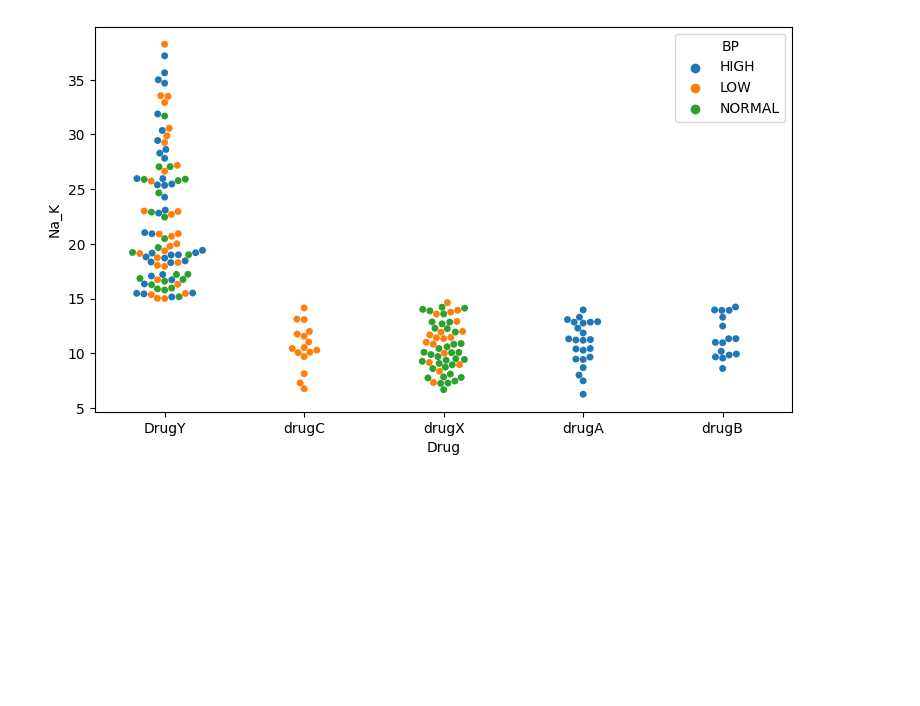
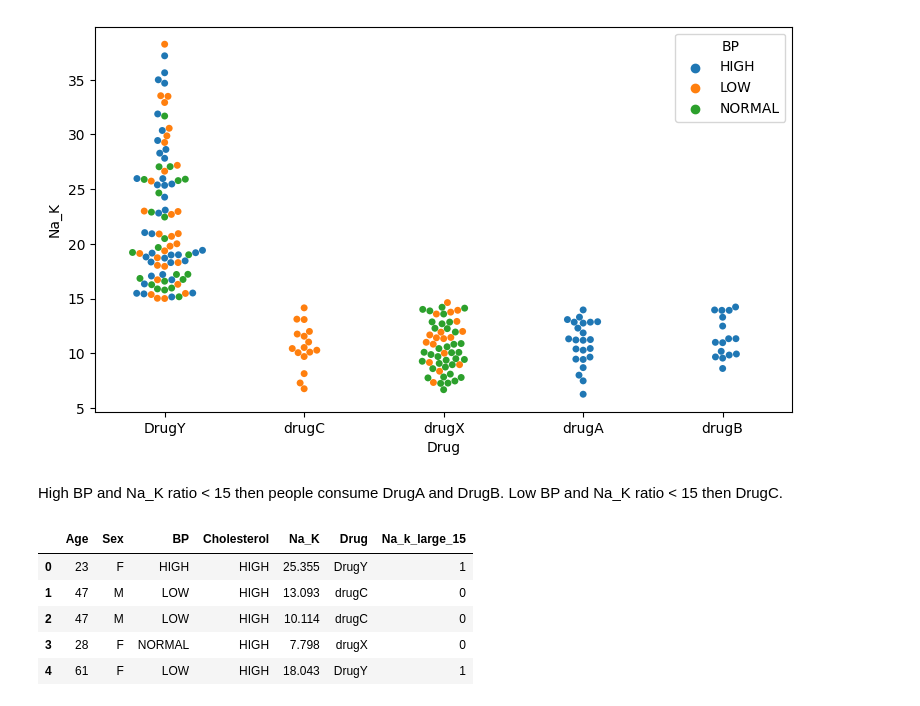
Before and after one commit to RahulSunny1209/Drug-Classification, a Jupyter notebook: drug_classification.ipynb, the cells around one changed output. Saved outputs shown, nothing was run; the diff lists cells and outputs as text; code cells hidden in the pictures; blank space fills up the shorter version.

```diff
--- a/drug_classification.ipynb
+++ b/drug_classification.ipynb
@@ -256,3 +256,17 @@ sns.swarmplot(x='Drug',y ='Na_K',hue='BP',data = df)
 plt.show()
 # %% [output]
 [figure]
+# %% [markdown]
+High BP and Na_K ratio < 15 then people consume DrugA and DrugB. Low BP and Na_K ratio < 15 then DrugC.
+# %%
+# New Column for Na_K less than 15
+
+df['Na_k_large_15'] = [1 if i >= 15.015 else 0 for i in df.Na_K]
+df.head()
+# %% [output]
+|  | Age | Sex | BP | Cholesterol | Na_K | Drug | Na_k_large_15 |
+| 0 | 23 | F | HIGH | HIGH | 25.355 | DrugY | 1 |
+| 1 | 47 | M | LOW | HIGH | 13.093 | drugC | 0 |
+| 2 | 47 | M | LOW | HIGH | 10.114 | drugC | 0 |
+| 3 | 28 | F | NORMAL | HIGH | 7.798 | drugX | 0 |
+| 4 | 61 | F | LOW | HIGH | 18.043 | DrugY | 1 |
```
Also changed, not shown: parts of 23 cells of this notebook.
